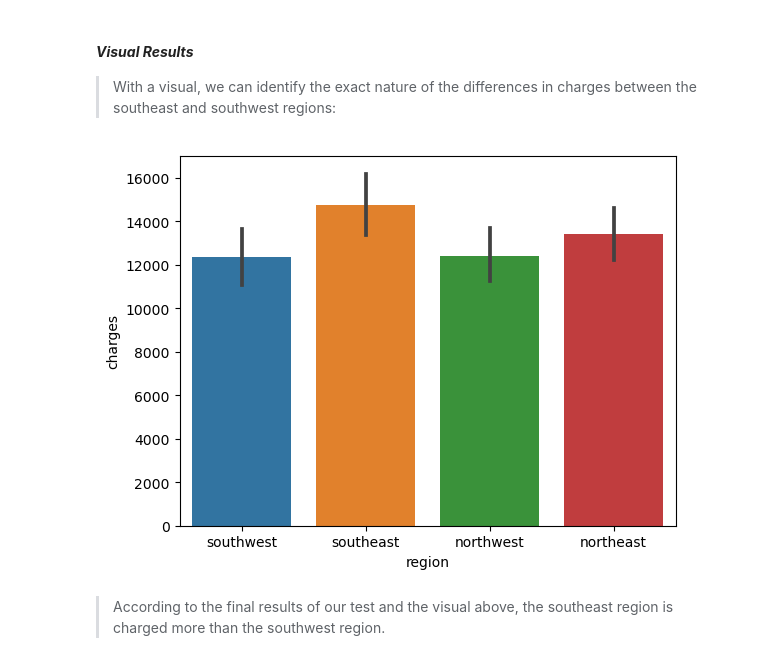
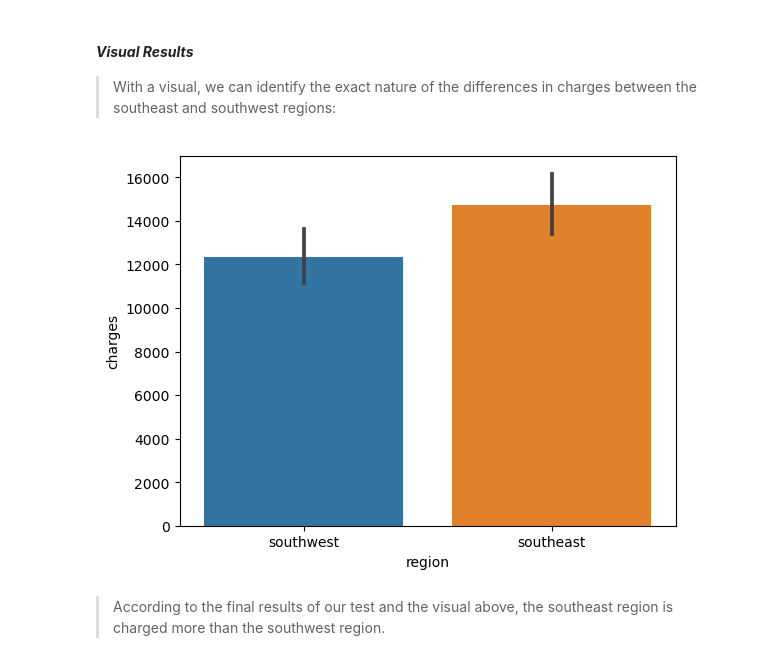
Before and after one commit to john-a-dixon/hypothesis-testing, a Jupyter notebook: tests.ipynb, the cells around one changed output. Cells and saved outputs as stored; diff of their text form; code cells hidden in the pictures.

```diff
--- a/tests.ipynb
+++ b/tests.ipynb
@@ -302,8 +306,8 @@ Multiple Comparison of Means - Tukey HSD, FWER=0.05
 
 > With a visual, we can identify the exact nature of the differences in charges between the southeast and southwest regions:
 # %%
-sns.barplot(data=df, x="region", y="charges");
+sns.barplot(data=df.loc[(df["region"] == "southwest") | (df["region"] == "southeast"), :], x="region", y="charges");
 # %% [output]
-[figure, old version]
+[figure, new version]
 # %% [markdown]
 > According to the final results of our test and the visual above, the southeast region is charged more than the southwest region.
```
Also changed, not shown: parts of 10 cells of this notebook.
